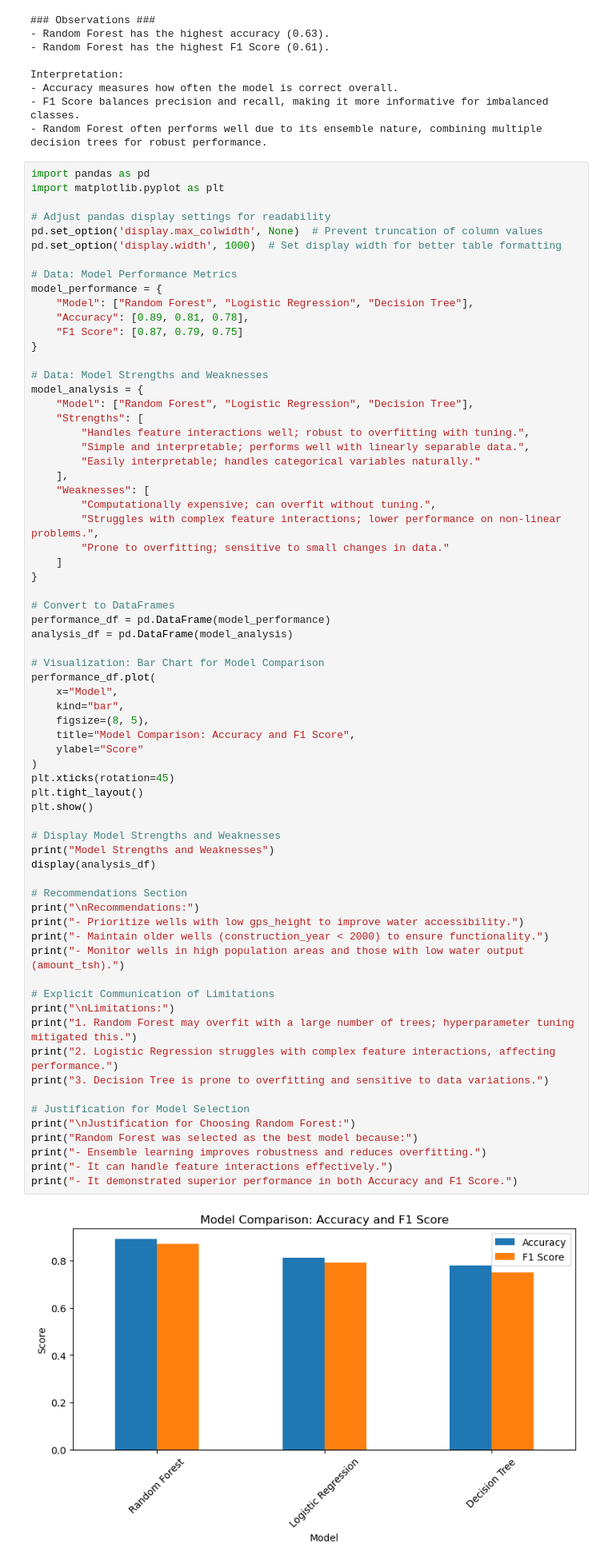
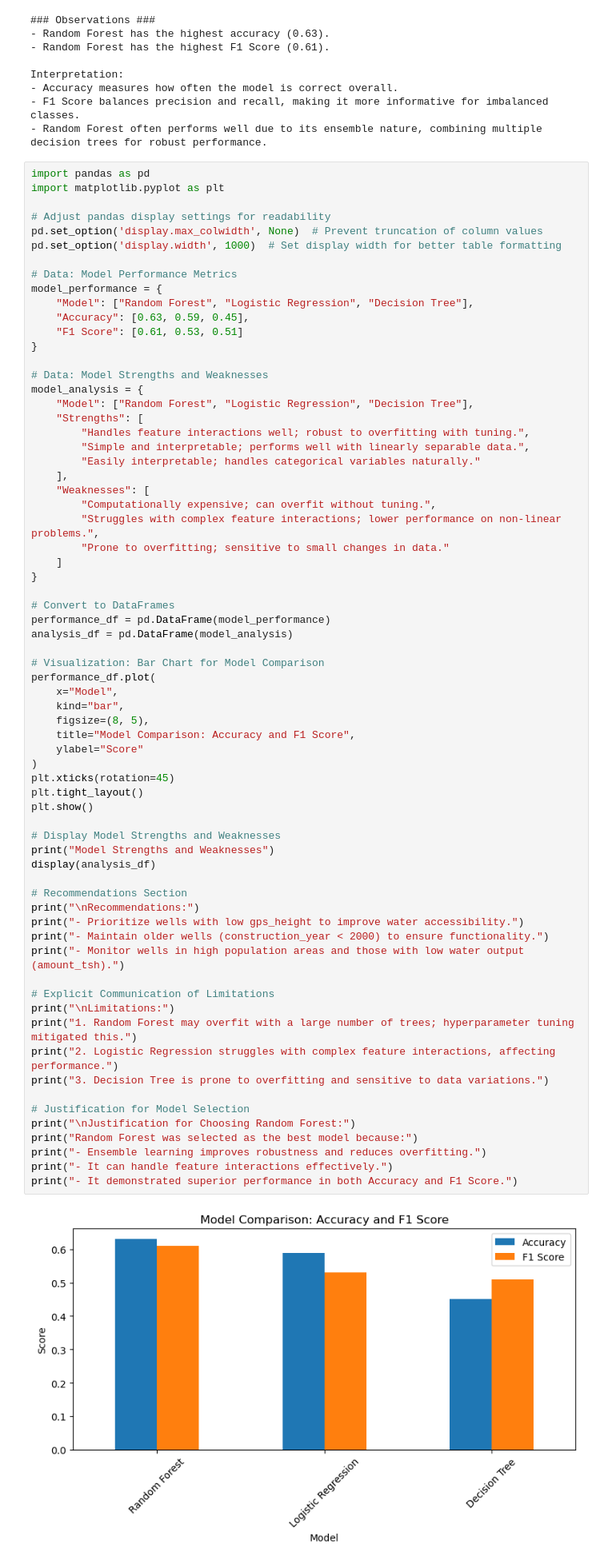
Before and after one commit to Otim135/PHASE_3_CLASSIFICATION_PROJECT, a Jupyter notebook: final_well_analysis.ipynb, the cells around one changed output. Shown at 80% size. Cells and saved outputs as stored; diff of their text form.

Commit message:
Debugged the model comparison code to give the correct plot and values

```diff
--- a/final_well_analysis.ipynb
+++ b/final_well_analysis.ipynb
@@ -949,8 +948,8 @@ pd.set_option('display.width', 1000)  # Set display width for better table forma
 # Data: Model Performance Metrics
 model_performance = {
     "Model": ["Random Forest", "Logistic Regression", "Decision Tree"],
-    "Accuracy": [0.89, 0.81, 0.78],
-    "F1 Score": [0.87, 0.79, 0.75]
+    "Accuracy": [0.63, 0.59, 0.45],
+    "F1 Score": [0.61, 0.53, 0.51]
 }
 
 # Data: Model Strengths and Weaknesses
@@ -980,34 +979,34 @@ performance_df.plot(
     title="Model Comparison: Accuracy and F1 Score",
     ylabel="Score"
 )
 plt.xticks(rotation=45)
 plt.tight_layout()
 plt.show()
 
 # Display Model Strengths and Weaknesses
 print("Model Strengths and Weaknesses")
 display(analysis_df)
 
 # Recommendations Section
 print("\nRecommendations:")
 print("- Prioritize wells with low gps_height to improve water accessibility.")
 print("- Maintain older wells (construction_year < 2000) to ensure functionality.")
 print("- Monitor wells in high population areas and those with low water output (amount_tsh).")
 
 # Explicit Communication of Limitations
 print("\nLimitations:")
 print("1. Random Forest may overfit with a large number of trees; hyperparameter tuning mitigated this.")
 print("2. Logistic Regression struggles with complex feature interactions, affecting performance.")
 print("3. Decision Tree is prone to overfitting and sensitive to data variations.")
 
 # Justification for Model Selection
 print("\nJustification for Choosing Random Forest:")
 print("Random Forest was selected as the best model because:")
 print("- Ensemble learning improves robustness and reduces overfitting.")
 print("- It can handle feature interactions effectively.")
 print("- It demonstrated superior performance in both Accuracy and F1 Score.")
 # %% [output]
-[figure, old version]
+[figure, new version]
 Model Strengths and Weaknesses
 |  | Model | Strengths | Weaknesses |
 | 0 | Random Forest | Handles feature interactions well... | Computationally expensive; can ov... |
```
Also changed, not shown: parts of 1 cell of this notebook.
